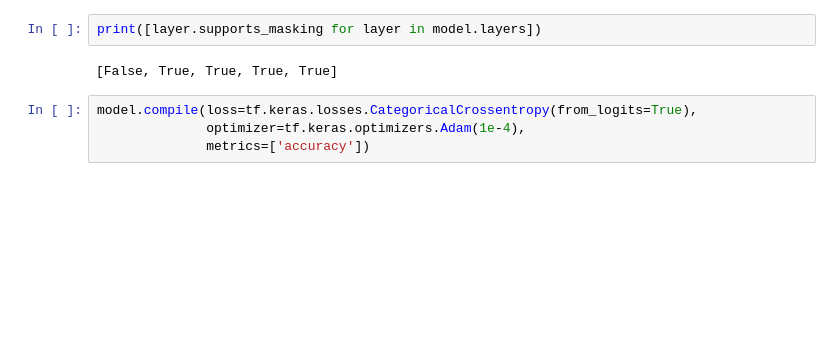
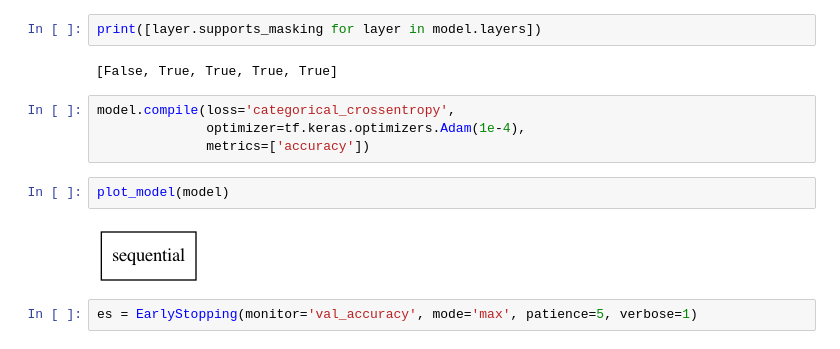
Before and after one commit to elinsky/coffee_analytics, a Jupyter notebook: notebooks/exploratory/2021-04-24 Exploratory Model Development - Neural Network.ipynb, the cells around one changed output. Drawn from its saved outputs; the diff is of its cells as text; blank space fills up the shorter version.

Commit message:
Built a few models

```diff
--- a/notebooks/exploratory/2021-04-24 Exploratory Model Development - Neural Network.ipynb
+++ b/notebooks/exploratory/2021-04-24 Exploratory Model Development - Neural Network.ipynb
@@ -89,7 +120,13 @@ print([layer.supports_masking for layer in model.layers])
 # %% [output]
 [False, True, True, True, True]
 # %%
-model.compile(loss=tf.keras.losses.CategoricalCrossentropy(from_logits=True),
+model.compile(loss='categorical_crossentropy',
               optimizer=tf.keras.optimizers.Adam(1e-4),
               metrics=['accuracy'])
+# %%
+plot_model(model)
+# %% [output]
+[figure, added]
+# %%
+es = EarlyStopping(monitor='val_accuracy', mode='max', patience=5, verbose=1)
 # %%
```
Also changed, not shown: parts of 37 cells of this notebook, 6 other files.
